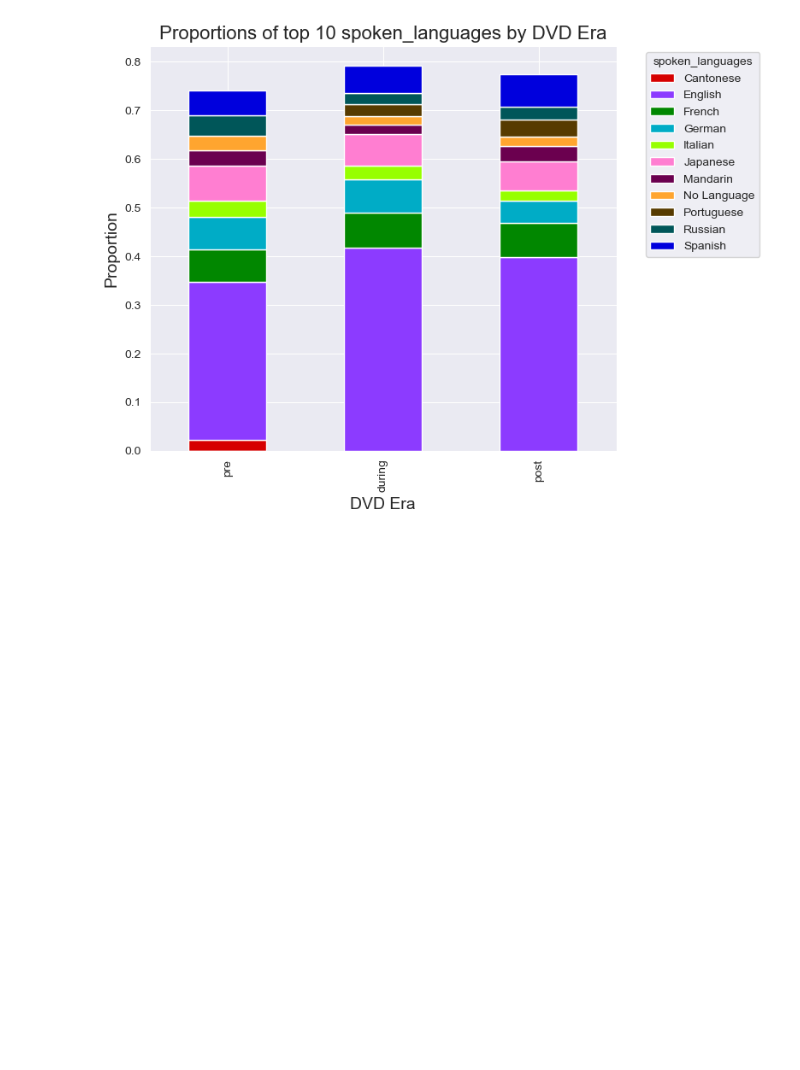
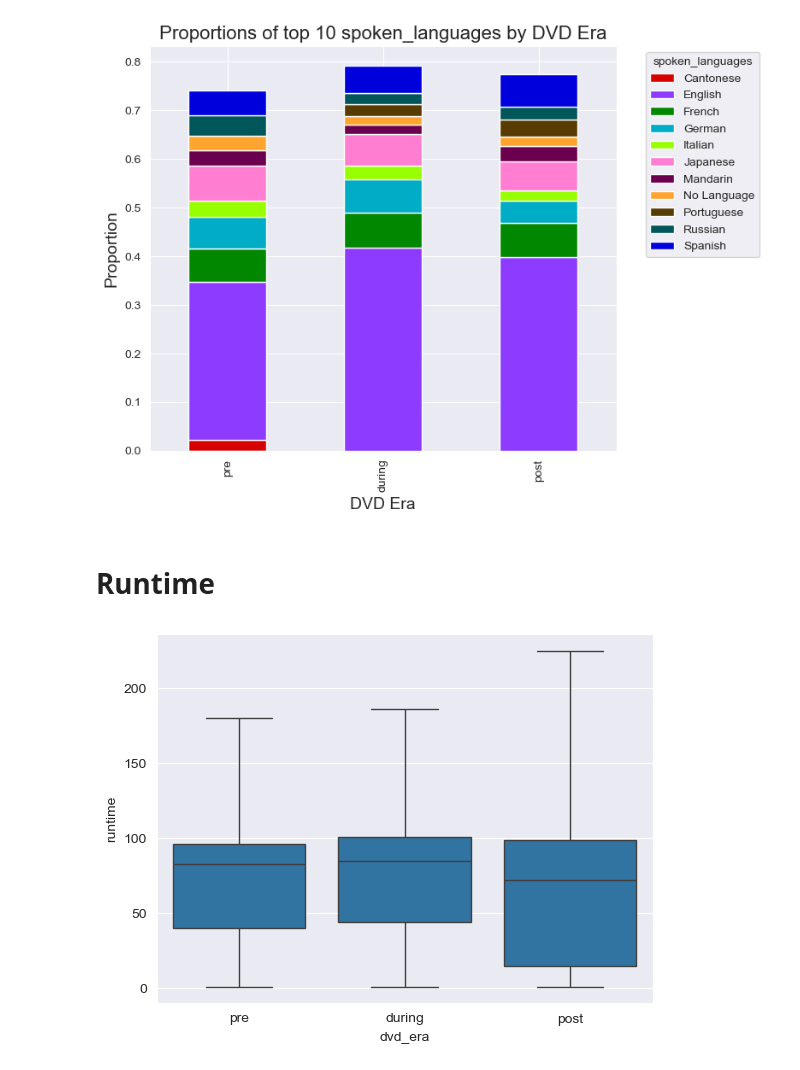
Before and after one commit to epfl-ada/ada-2024-project-databand, a Jupyter notebook: data_overview_CS.ipynb, the cells around one changed output. Cells and saved outputs as stored; diff of their text form; code cells hidden in the pictures; blank space fills up the shorter version.

Commit message:
runtime analysis

```diff
--- a/data_overview_CS.ipynb
+++ b/data_overview_CS.ipynb
@@ -211,3 +213,10 @@ top_10_spoken_languages = top_proportions_per_era(df_tmdb, 'spoken_languages', 1
 plot_top_proportions_per_era(top_10_spoken_languages, 'spoken_languages', 10)
 # %% [output]
 [figure]
+# %% [markdown]
+# Runtime
+# %%
+sns.boxplot(x='dvd_era', y='runtime', data=df_tmdb[df_tmdb['runtime'] > 0], showfliers=False, order=['pre', 'during', 'post'])
+plt.show()
+# %% [output]
+[figure, added]
```
Also changed, not shown: parts of 9 cells of this notebook.
